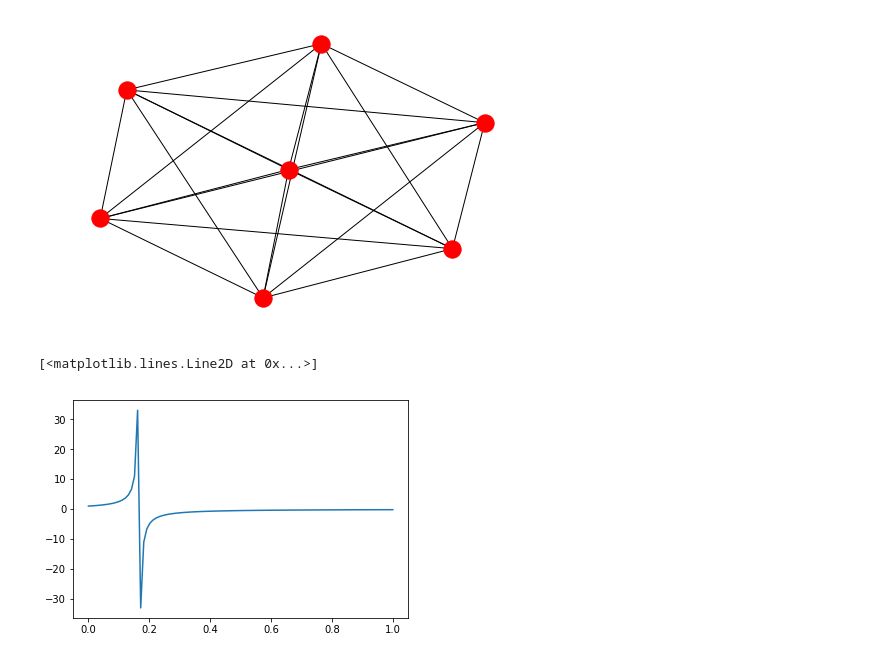
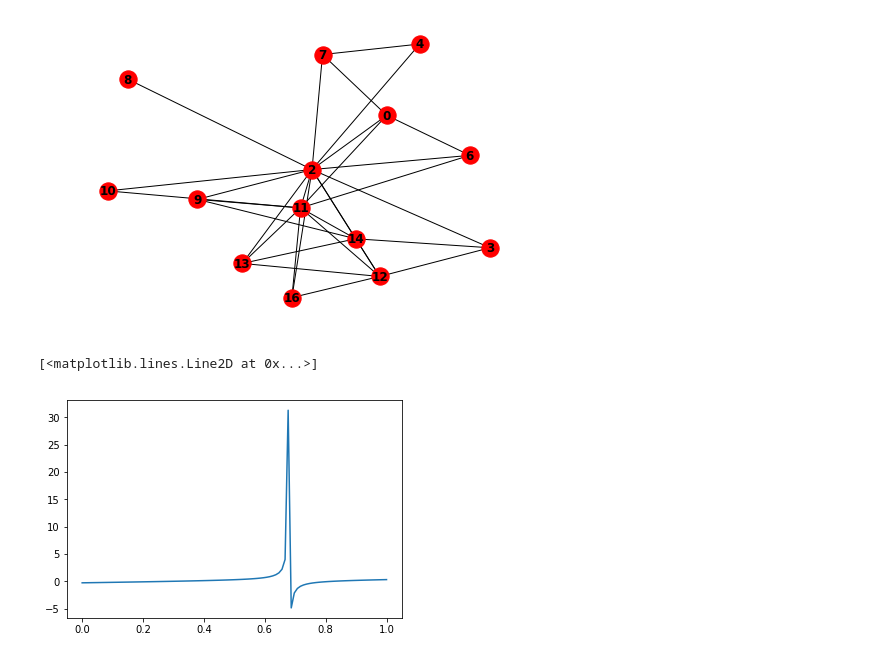
Before and after one commit to ehknight/graph-centrality, a Jupyter notebook: PrimateGraphs.ipynb, the cells around one changed output. Cells and saved outputs as stored; diff of their text form; code cells hidden in the pictures.

```diff
--- a/PrimateGraphs.ipynb
+++ b/PrimateGraphs.ipynb
@@ -55,10 +55,10 @@ def make_slide12():
         g.add_edge(v1, v2)
     return g
 # %%
-G = make_fc(7)
-nx.draw(G)
+G = make_primate_graph()
+nx.draw(G, with_labels=True, font_weight='bold')
 # %% [output]
-[figure, old version]
+[figure, new version]
 # %%
 def deg_cent(n):
     return len(list(G.neighbors(n)))
@@ -137,8 +137,8 @@ def delta_cent(n, P):
 given_node = list(G.nodes)[0]
 xs = np.linspace(0, 1, num=100)
 
-plt.plot(xs, [alpha_cent(given_node, a) for a in xs])
+plt.plot(xs, [norm_alpha_cent(given_node, a) for a in xs])
 # %% [output]
 [<matplotlib.lines.Line2D at 0x...>]
-[figure, old version]
+[figure, new version]
 # %%
```
Also changed, not shown: parts of 2 cells of this notebook.
